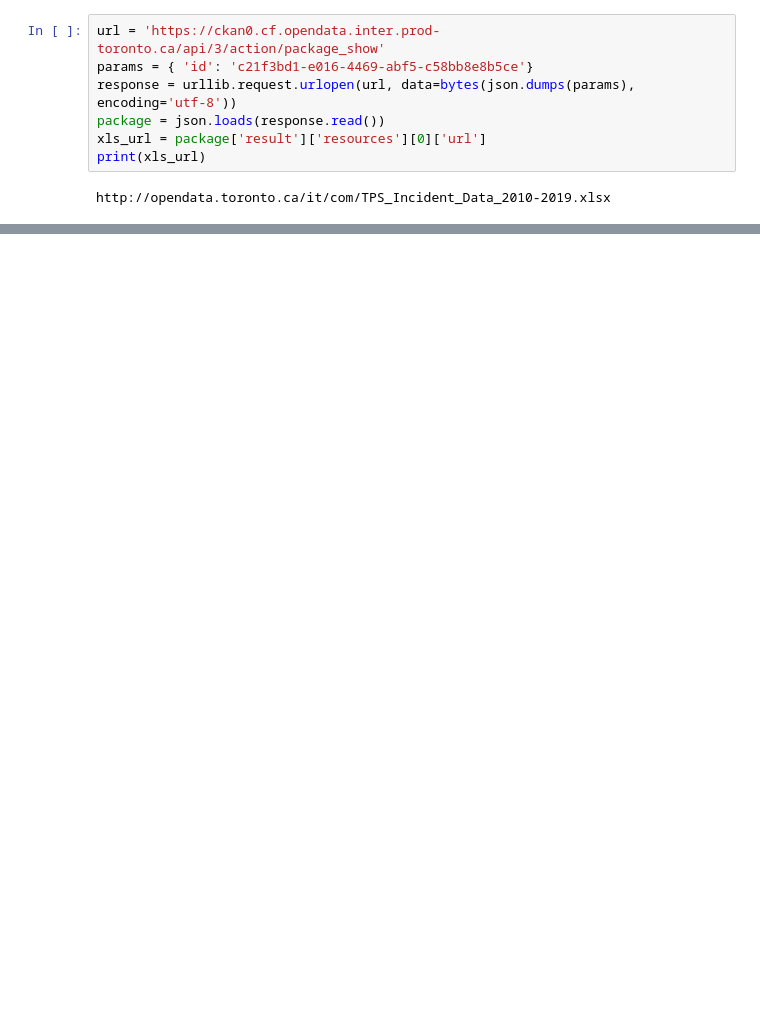
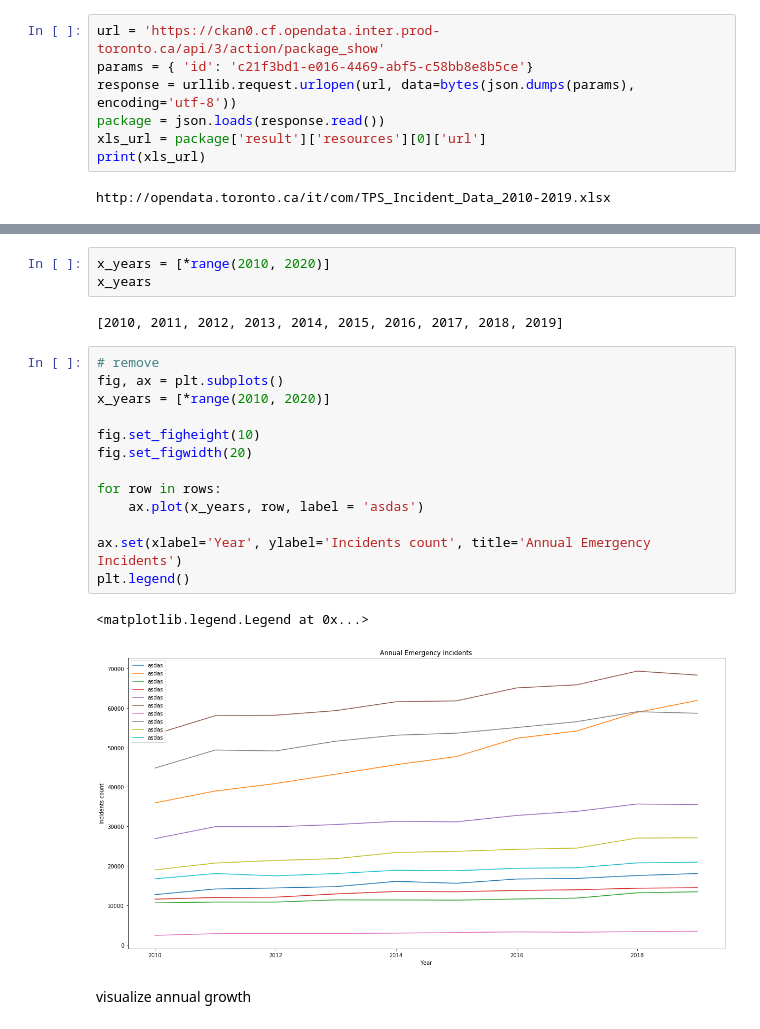
Before and after one commit to mukonin/Coursera_Capstone, a Jupyter notebook: Emergency Facilities Prediction.ipynb, the cells around one changed output, grey strips where cells are left out. Saved outputs shown, nothing was run; the diff lists cells and outputs as text; blank space fills up the shorter version.

Commit message:
visualization wip

```diff
--- a/Emergency Facilities Prediction.ipynb
+++ b/Emergency Facilities Prediction.ipynb
@@ -62,0 +216,23 @@ emergency_df.shape
+# %%
+x_years = [*range(2010, 2020)]
+x_years
+# %% [output]
+[2010, 2011, 2012, 2013, 2014, 2015, 2016, 2017, 2018, 2019]
+# %%
+# remove
+fig, ax = plt.subplots()
+x_years = [*range(2010, 2020)]
+
+fig.set_figheight(10)
+fig.set_figwidth(20)
+
+for row in rows:
+    ax.plot(x_years, row, label = 'asdas')
+
+ax.set(xlabel='Year', ylabel='Incidents count', title='Annual Emergency Incidents')
+plt.legend()
+# %% [output]
+<matplotlib.legend.Legend at 0x...>
+[figure, added]
+# %% [markdown]
+visualize annual growth
```
Also changed, not shown: parts of 38 cells of this notebook.
